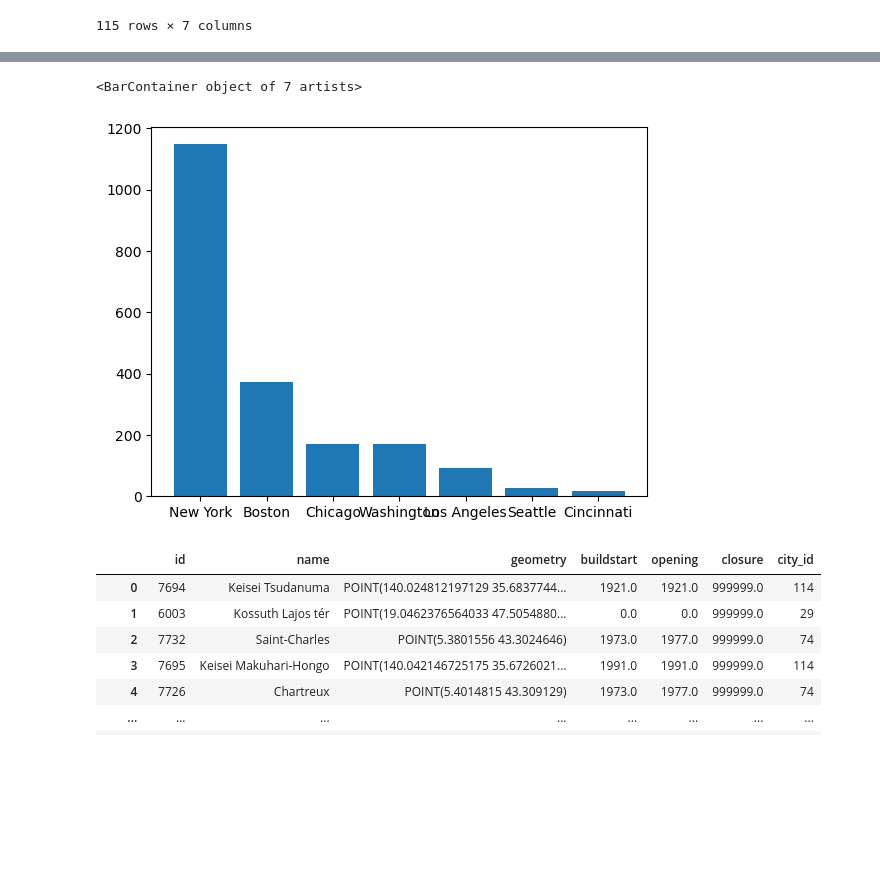
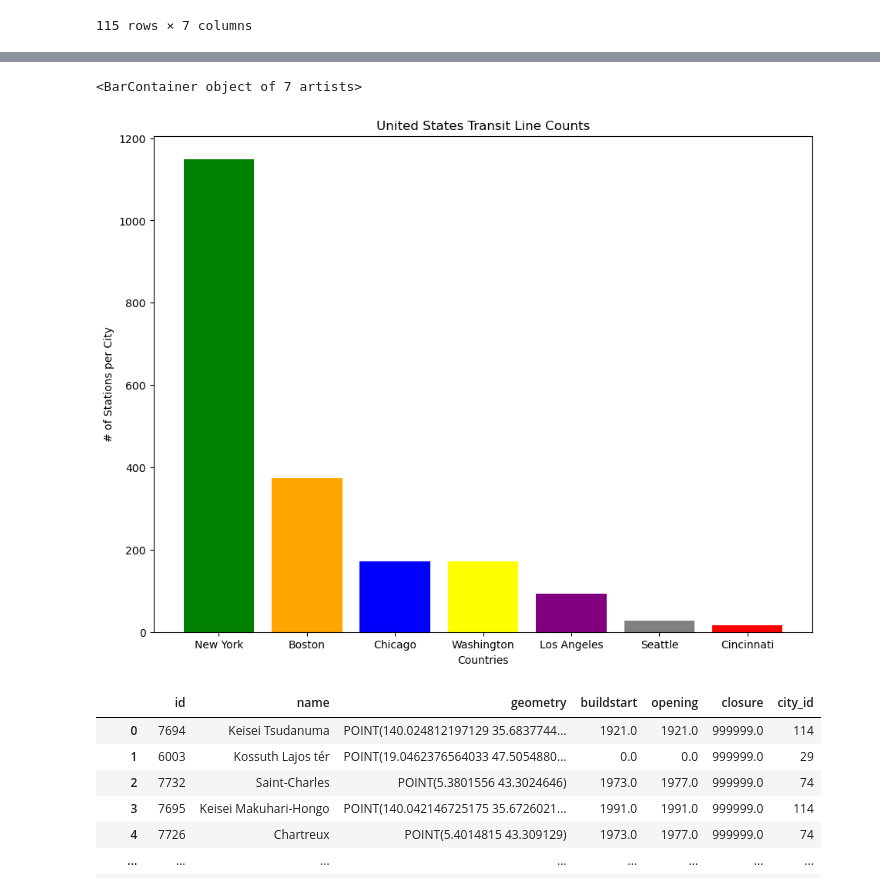
Before and after one commit to JaimeVRodriguez/transit_systems_of_word_eda, a Jupyter notebook: notebooks/testing.ipynb, the cells around one changed output, grey strips where cells are left out. Saved outputs shown, nothing was run; the diff lists cells and outputs as text; code cells hidden in the pictures; blank space fills up the shorter version.

Commit message:
Graphs updated.

```diff
--- a/notebooks/testing.ipynb
+++ b/notebooks/testing.ipynb
@@ -222,13 +222,18 @@ merged_cities_stations_us.sample(10)
 # %%
 merged_stations_us_by_state = merged_cities_stations_us.value_counts('name_y')
 merged_stations_us_by_state
 
 fig, ax = plt.subplots()
-
-ax.bar(merged_stations_us_by_state.index, merged_stations_us_by_state.values)
+ax.set_title("United States Transit Line Counts")
+ax.set_ylabel("# of Stations per City")
+ax.set_xlabel("Countries")
+fig.tight_layout()
+fig.set_size_inches(10,8)
+c = ['green', 'orange', 'blue', 'yellow', 'purple', 'grey', 'red']
+ax.bar(merged_stations_us_by_state.index, merged_stations_us_by_state.values, color = c)
 # %% [output]
 <BarContainer object of 7 artists>
-[figure, old version]
+[figure, new version]
 # %%
 stations
 # %% [output]
```
Also changed, not shown: 3 other files.
